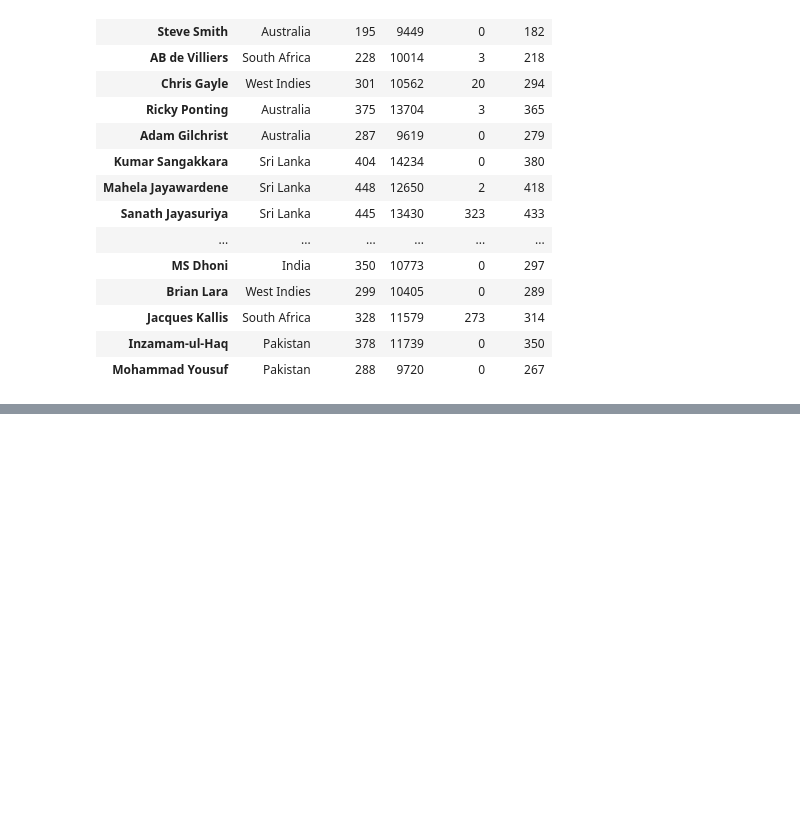
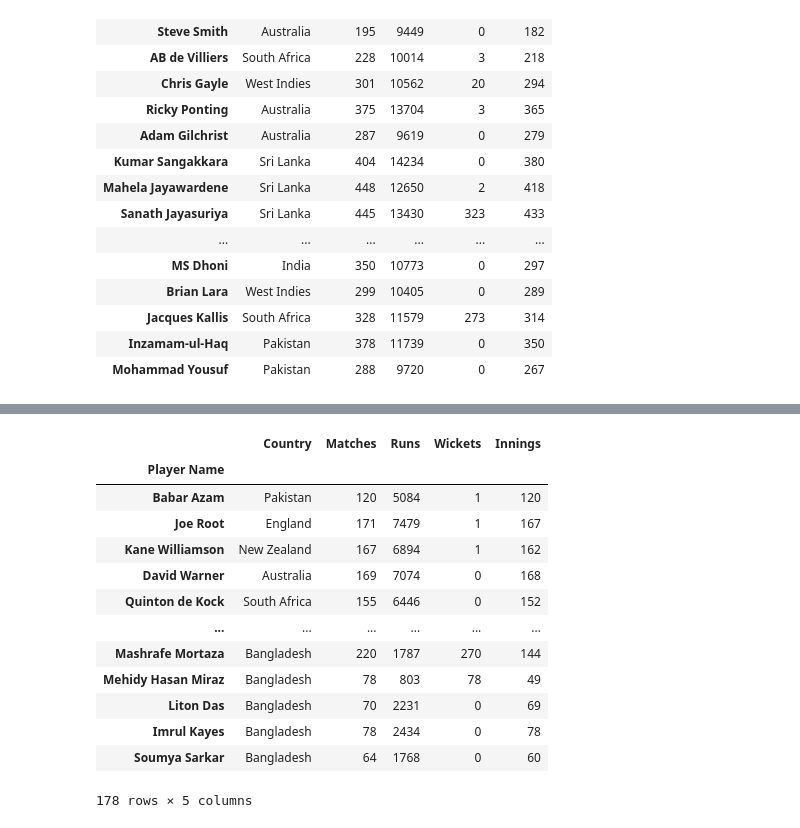
Before and after one commit to chaudharymanish6930/Data-Science, a Jupyter notebook: 05_Beginning/33_Query().ipynb, the cells around one changed output, grey strips where cells are left out. Cells and saved outputs as stored; diff of their text form; code cells hidden in the pictures; blank space fills up the shorter version.

```diff
--- a/05_Beginning/33_Query().ipynb
+++ b/05_Beginning/33_Query().ipynb
@@ -81,0 +114,18 @@ TypeError: '>' not supported between instances of 'list' and 'int'
+# %%
+# exercise: Write the equivalent boolean slicing
+df[~(df["Runs"] > 9000)]
+# %% [output]
+|  | Country | Matches | Runs | Wickets | Innings |
+| Player Name |  |  |  |  |  |
+| Babar Azam | Pakistan | 120 | 5084 | 1 | 120 |
+| Joe Root | England | 171 | 7479 | 1 | 167 |
+| Kane Williamson | New Zealand | 167 | 6894 | 1 | 162 |
+| David Warner | Australia | 169 | 7074 | 0 | 168 |
+| Quinton de Kock | South Africa | 155 | 6446 | 0 | 152 |
+| ... | ... | ... | ... | ... | ... |
+| Mashrafe Mortaza | Bangladesh | 220 | 1787 | 270 | 144 |
+| Mehidy Hasan Miraz | Bangladesh | 78 | 803 | 78 | 49 |
+| Liton Das | Bangladesh | 70 | 2231 | 0 | 69 |
+| Imrul Kayes | Bangladesh | 78 | 2434 | 0 | 78 |
+| Soumya Sarkar | Bangladesh | 64 | 1768 | 0 | 60 |
+178 rows × 5 columns
```
Also changed, not shown: parts of 7 cells of this notebook.
